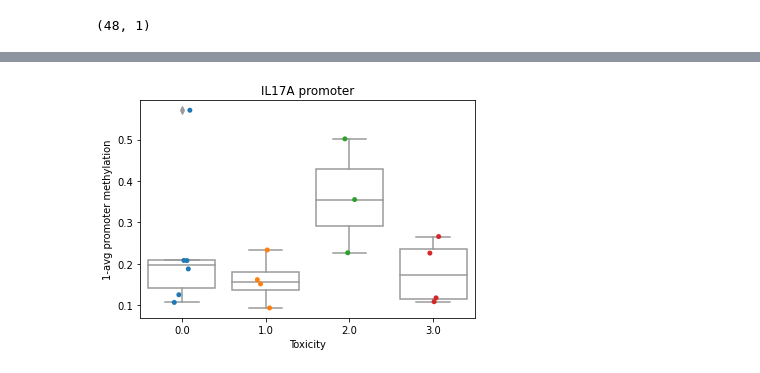
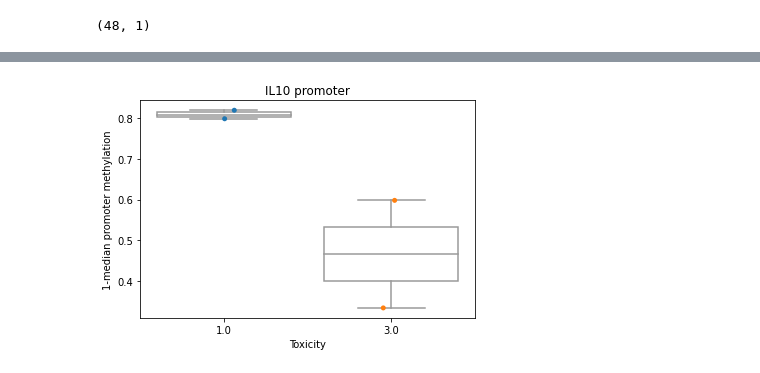
Before and after one commit to Irfanwustl/Research_code, a Jupyter notebook: irAE/ForBcelltox_promoter.ipynb, the cells around one changed output, grey strips where cells are left out. Saved outputs shown, nothing was run; the diff lists cells and outputs as text; code cells hidden in the pictures.

```diff
--- a/irAE/ForBcelltox_promoter.ipynb
+++ b/irAE/ForBcelltox_promoter.ipynb
@@ -31,7 +31,7 @@ gtdf.shape
 # %% [output]
 (48, 1)
 # %%
-promoter_avg_file='/Users/irffanalahi/Research/Research_update/GENE/Someresults/Bcell_toxicity/downstream/melanoma_bg_EMbatch2_all_matrix_intesectedwith_Bcell_toxicity_promoter_singleValue.txt_Bcell_toxicity_promoter_singleValue.txt_forregression/IL17A.txt_mean.txt'
+promoter_avg_file='/Users/irffanalahi/Research/Research_update/GENE/Someresults/Bcell_toxicity/downstream/fresh_boxplots/melanoma_bg_BS_all_matrix_intesectedwith_Bcell_toxicity_promoter_singleValue.txt_Bcell_toxicity_promoter_singleValue.txt_prepared_NAhandled_forregression/IL10.txt_median.txt'
 promoter_avg_df=pd.read_csv(promoter_avg_file,sep='\t',index_col=0)
 
 promoter_avg_df.head()
@@ -51,5 +45,13 @@ genename
+# %%
+if 'mean' in promoter_avg_df.columns[0]:
+    genename=promoter_avg_df.columns[0].replace('_mean','')
+
+    txttoadd='mean'
+elif 'median' in promoter_avg_df.columns[0]:
+    genename=promoter_avg_df.columns[0].replace('_median','')
+    txttoadd='median'
 # %%
-promoter_avg_df['1-avg promoter methylation']=1-promoter_avg_df[promoter_avg_df.columns[0]]
+promoter_avg_df['1-'+txttoadd+' promoter methylation']=1-promoter_avg_df[promoter_avg_df.columns[0]]
 # %%
 promoter_avg_df.shape
 # %% [output]
@@ -78,7 +76,7 @@ merged.boxplot(by ='Toxicity', column =['1-avg promoter methylation'], grid = Fa
 # %%
-ax = sns.boxplot(x="Toxicity", y='1-avg promoter methylation', data=merged,color='white')
-ax = sns.stripplot(x="Toxicity", y='1-avg promoter methylation', data=merged)
+ax = sns.boxplot(x="Toxicity", y='1-'+txttoadd+' promoter methylation', data=merged,color='white')
+ax = sns.stripplot(x="Toxicity", y='1-'+txttoadd+' promoter methylation', data=merged)
 plt.title(genename+" promoter")
 plt.savefig(promoter_avg_file+".pdf")
 # %% [output]
-[figure, old version]
+[figure, new version]
```
Also changed, not shown: parts of 8 cells of this notebook, 15 other files.
